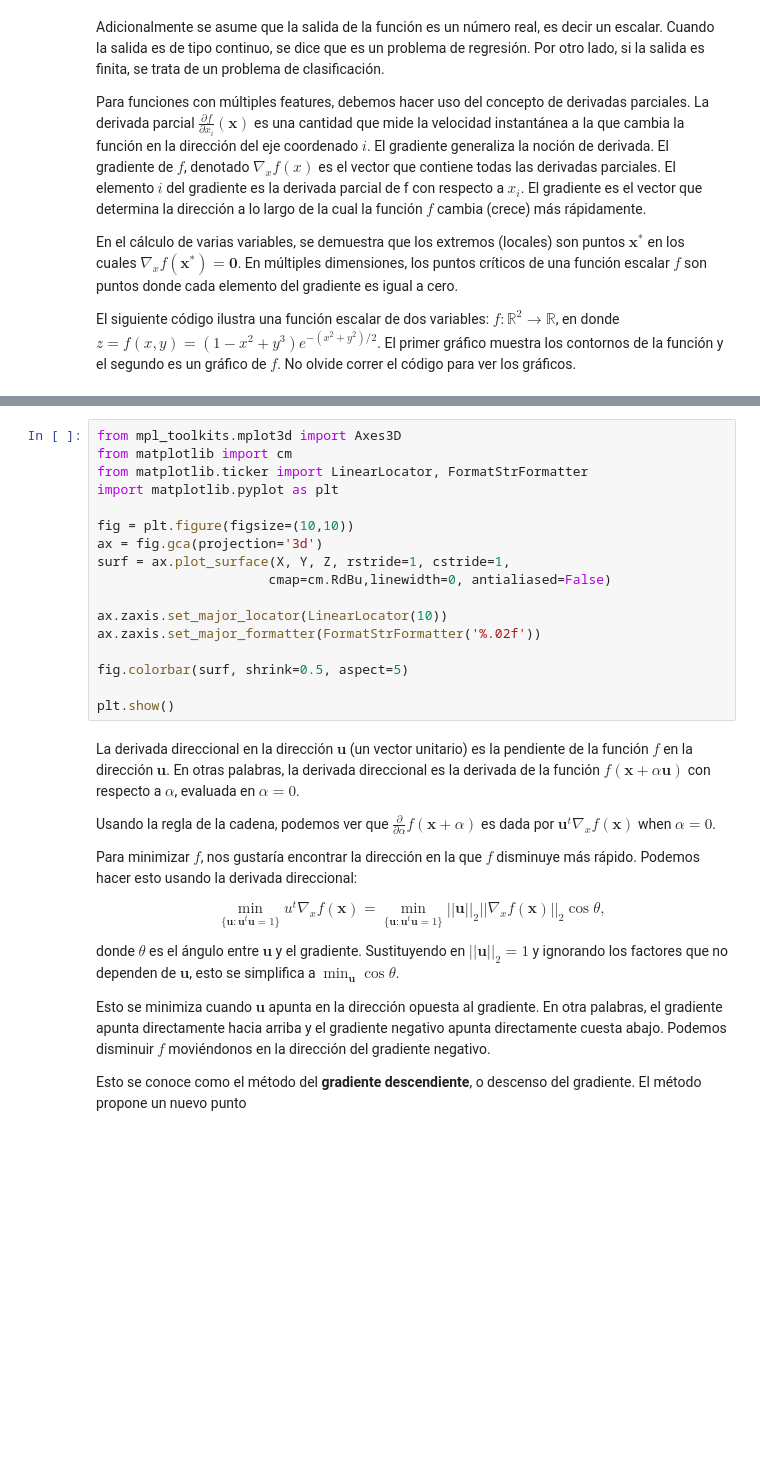
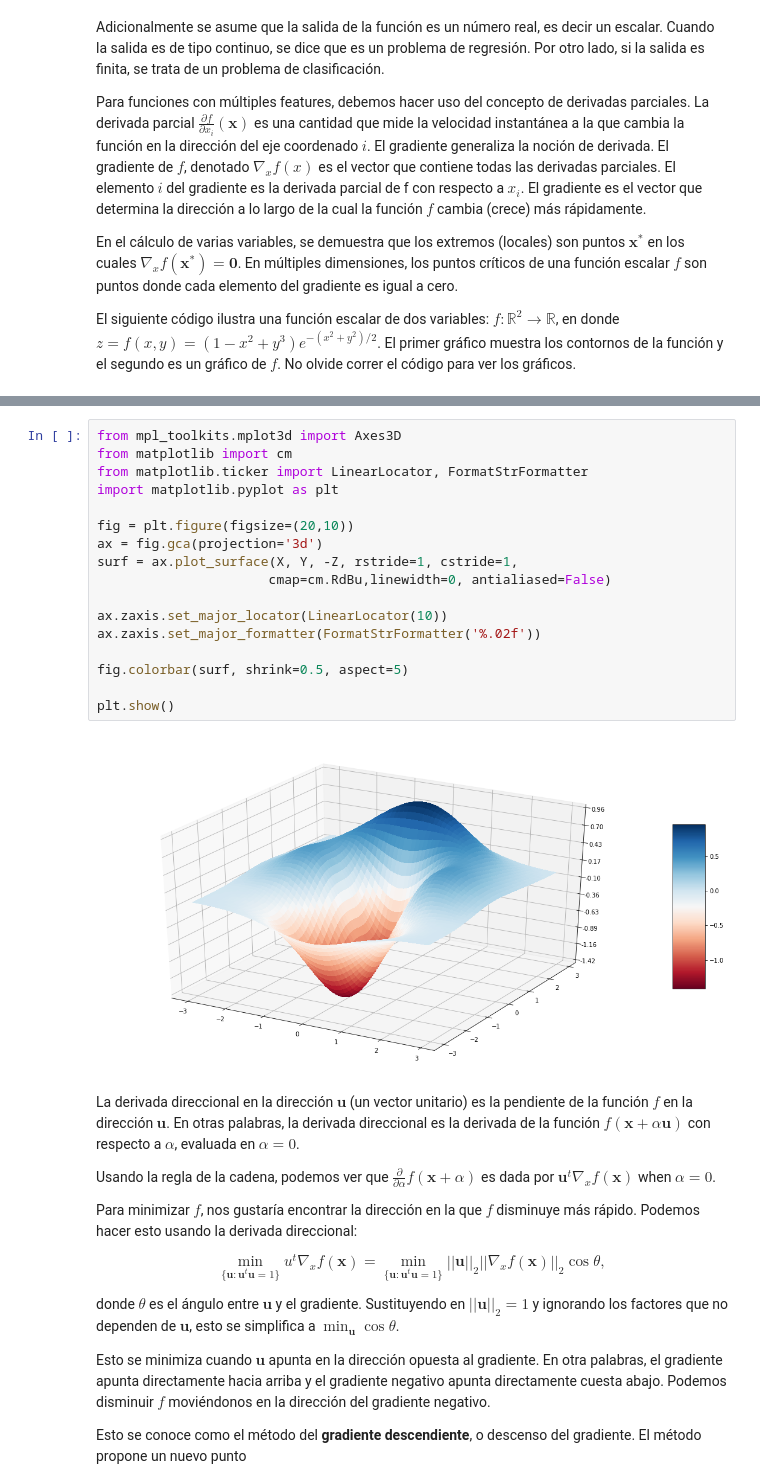
Before and after one commit to AprendizajeProfundo/Ciencia-de-Datos, a Jupyter notebook: Cuadernos/Optimizacion_M_Aprendizaje.ipynb, the cells around one changed output, grey strips where cells are left out. Cells and saved outputs as stored; diff of their text form; blank space fills up the shorter version.

```diff
--- a/Cuadernos/Optimizacion_M_Aprendizaje.ipynb
+++ b/Cuadernos/Optimizacion_M_Aprendizaje.ipynb
@@ -68,20 +70,22 @@ show()
 # %%
 from mpl_toolkits.mplot3d import Axes3D
 from matplotlib import cm
 from matplotlib.ticker import LinearLocator, FormatStrFormatter
 import matplotlib.pyplot as plt
 
-fig = plt.figure(figsize=(10,10))
+fig = plt.figure(figsize=(20,10))
 ax = fig.gca(projection='3d')
-surf = ax.plot_surface(X, Y, Z, rstride=1, cstride=1,
+surf = ax.plot_surface(X, Y, -Z, rstride=1, cstride=1,
                       cmap=cm.RdBu,linewidth=0, antialiased=False)
 
 ax.zaxis.set_major_locator(LinearLocator(10))
 ax.zaxis.set_major_formatter(FormatStrFormatter('%.02f'))
 
 fig.colorbar(surf, shrink=0.5, aspect=5)
 
 plt.show()
+# %% [output]
+[figure, added]
 # %% [markdown]
 La derivada direccional en la dirección $ \mathbf{u} $ (un vector unitario) es la pendiente de la
 función $ f $ en la dirección $ \mathbf{u} $. En otras palabras, la derivada direccional es la derivada de la función $ f(\mathbf {x} + \alpha \mathbf{u}) $ con respecto a $ \alpha $, evaluada en $ \alpha = 0 $.
```
Also changed, not shown: parts of 2 cells of this notebook, 4 other files.
